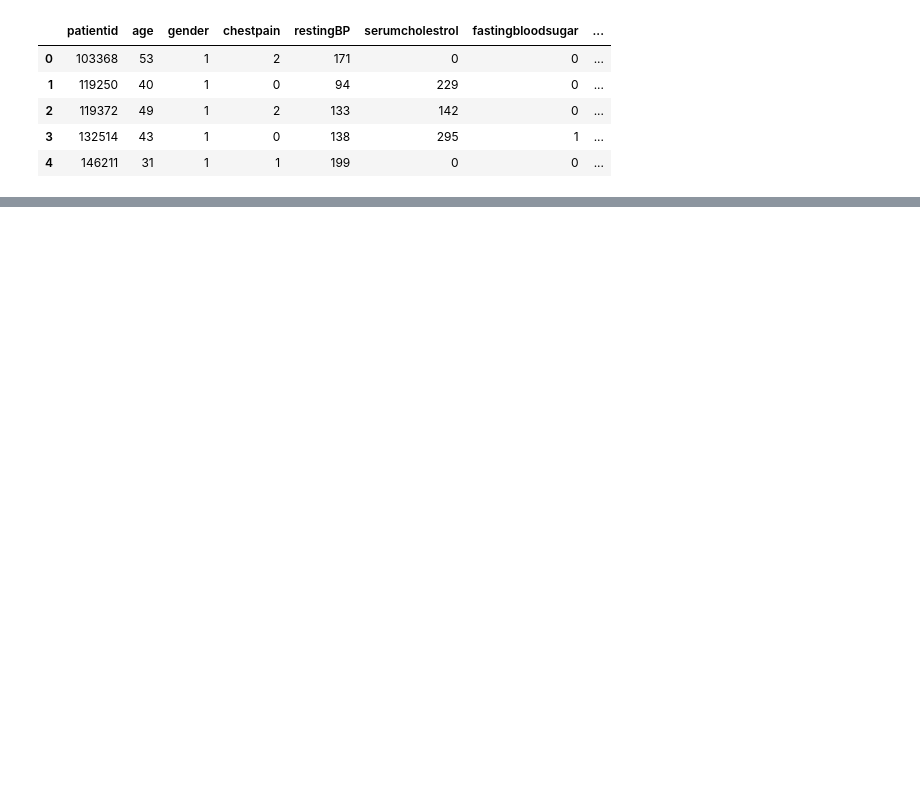
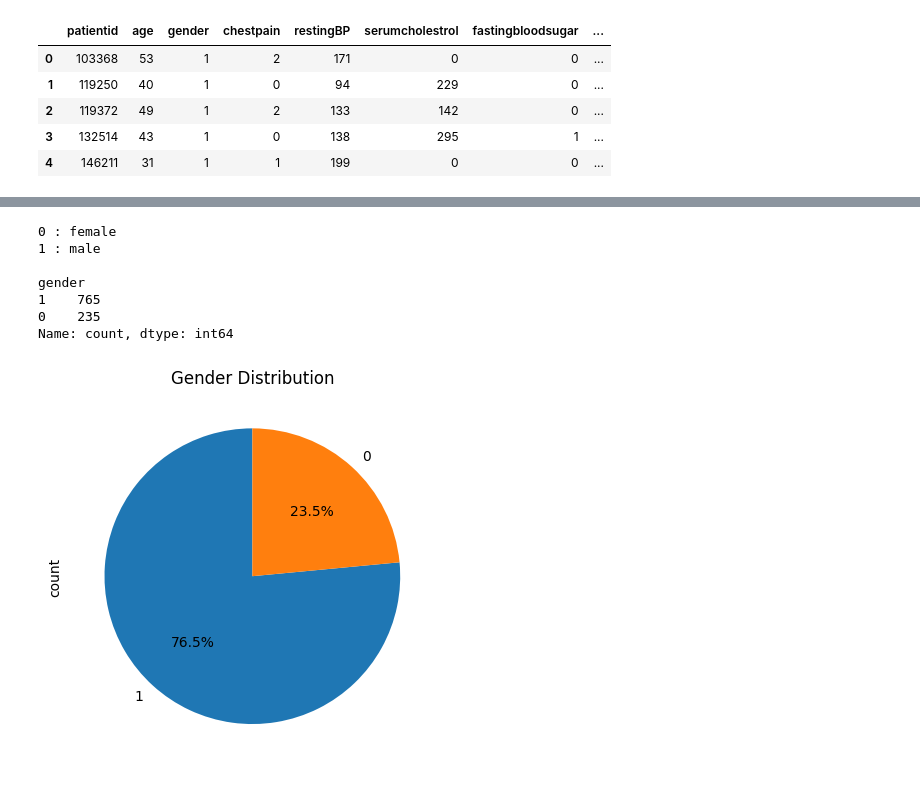
Before and after one commit to Tejeswar001/Heart-ML, a Jupyter notebook: study.ipynb, the cells around one changed output, grey strips where cells are left out. Saved outputs shown, nothing was run; the diff lists cells and outputs as text; code cells hidden in the pictures; blank space fills up the shorter version.

```diff
--- a/study.ipynb
+++ b/study.ipynb
@@ -24,0 +93,16 @@ df.head()
+# %%
+print("0 : female \n1 : male \n")
+print(df['gender'].value_counts())
+
+df['gender'].value_counts().plot.pie(autopct='%1.1f%%', startangle=90)
+plt.title('Gender Distribution')
+plt.show()
+# %% [output]
+0 : female
+1 : male
+
+gender
+1    765
+0    235
+Name: count, dtype: int64
+[figure, added]
```
Also changed, not shown: parts of 18 cells of this notebook, 1 other file.
